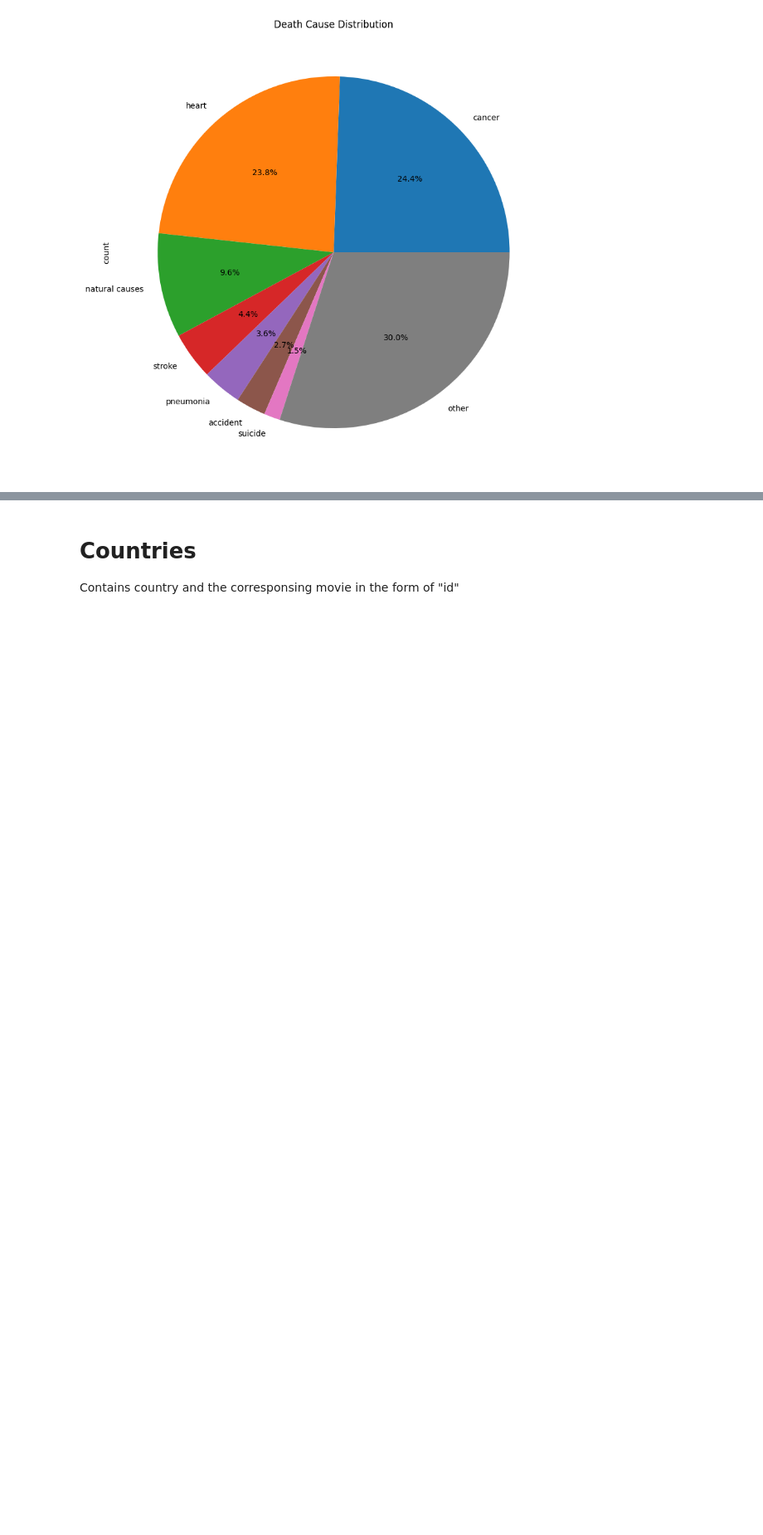
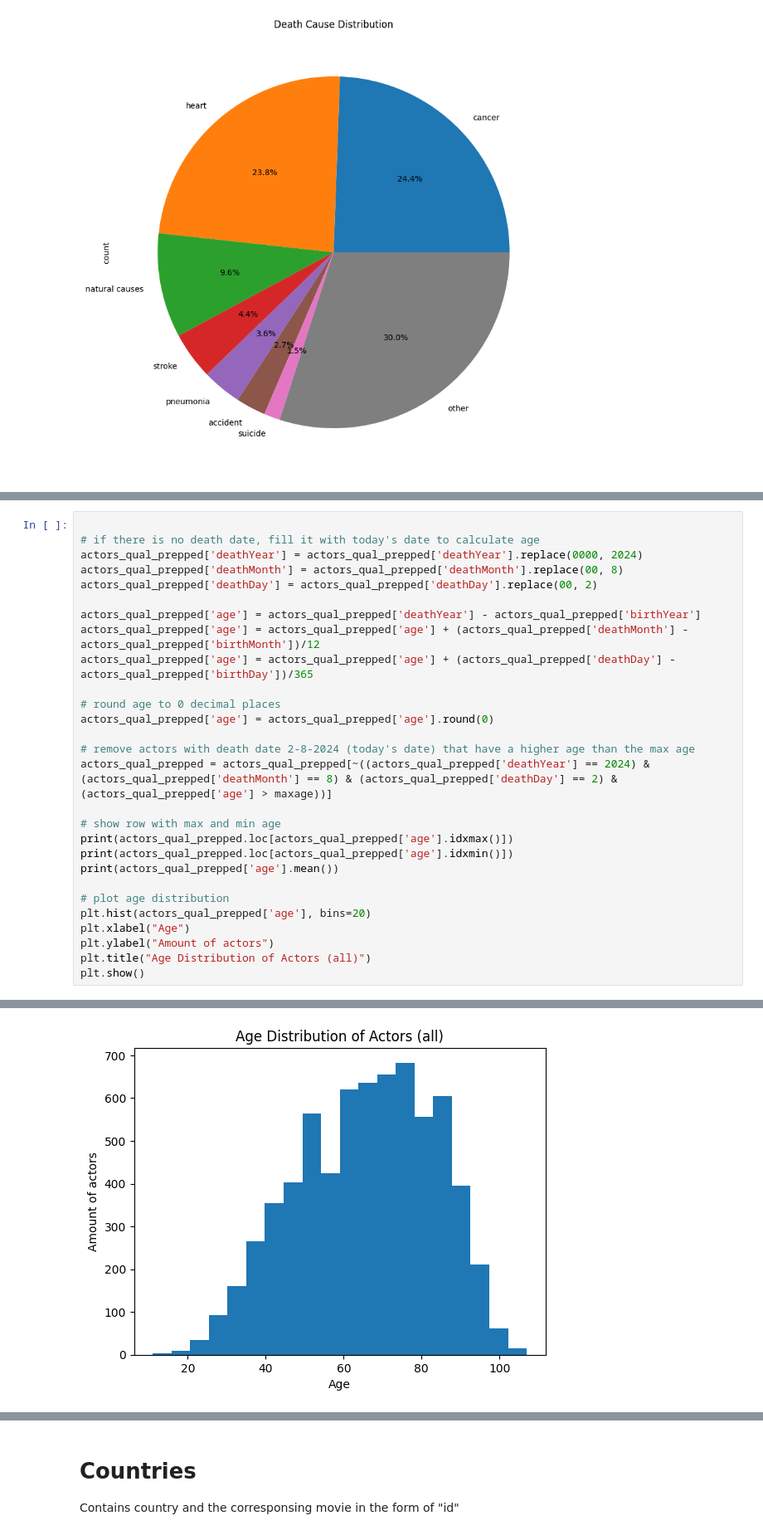
Before and after one commit to DasGewuerz/htw_letterboxd, a Jupyter notebook: letterboxd.ipynb, the cells around one changed output, grey strips where cells are left out. Shown: that part at 83% size. Saved outputs shown, nothing was run; the diff lists cells and outputs as text; blank space fills up the shorter version.

```diff
--- a/letterboxd.ipynb
+++ b/letterboxd.ipynb
@@ -345,0 +434,29 @@ See the caveats in the documentation: https://pandas.pydata.org/pandas-docs/stab
+# %%
+
+# if there is no death date, fill it with today's date to calculate age
+actors_qual_prepped['deathYear'] = actors_qual_prepped['deathYear'].replace(0000, 2024)
+actors_qual_prepped['deathMonth'] = actors_qual_prepped['deathMonth'].replace(00, 8)
+actors_qual_prepped['deathDay'] = actors_qual_prepped['deathDay'].replace(00, 2)
+
+actors_qual_prepped['age'] = actors_qual_prepped['deathYear'] - actors_qual_prepped['birthYear']
+actors_qual_prepped['age'] = actors_qual_prepped['age'] + (actors_qual_prepped['deathMonth'] - actors_qual_prepped['birthMonth'])/12
+actors_qual_prepped['age'] = actors_qual_prepped['age'] + (actors_qual_prepped['deathDay'] - actors_qual_prepped['birthDay'])/365
+
+# round age to 0 decimal places
+actors_qual_prepped['age'] = actors_qual_prepped['age'].round(0)
+
+# remove actors with death date 2-8-2024 (today's date) that have a higher age than the max age
+actors_qual_prepped = actors_qual_prepped[~((actors_qual_prepped['deathYear'] == 2024) & (actors_qual_prepped['deathMonth'] == 8) & (actors_qual_prepped['deathDay'] == 2) & (actors_qual_prepped['age'] > maxage))]
+
+# show row with max and min age
+print(actors_qual_prepped.loc[actors_qual_prepped['age'].idxmax()])
+print(actors_qual_prepped.loc[actors_qual_prepped['age'].idxmin()])
+print(actors_qual_prepped['age'].mean())
+
+# plot age distribution
+plt.hist(actors_qual_prepped['age'], bins=20)
+plt.xlabel("Age")
+plt.ylabel("Amount of actors")
+plt.title("Age Distribution of Actors (all)")
+plt.show()
+# %% [output]
@@ -345,0 +480 @@ See the caveats in the documentation: https://pandas.pydata.org/pandas-docs/stab
+[figure, added]
```
Also changed, not shown: parts of 7 cells of this notebook.
